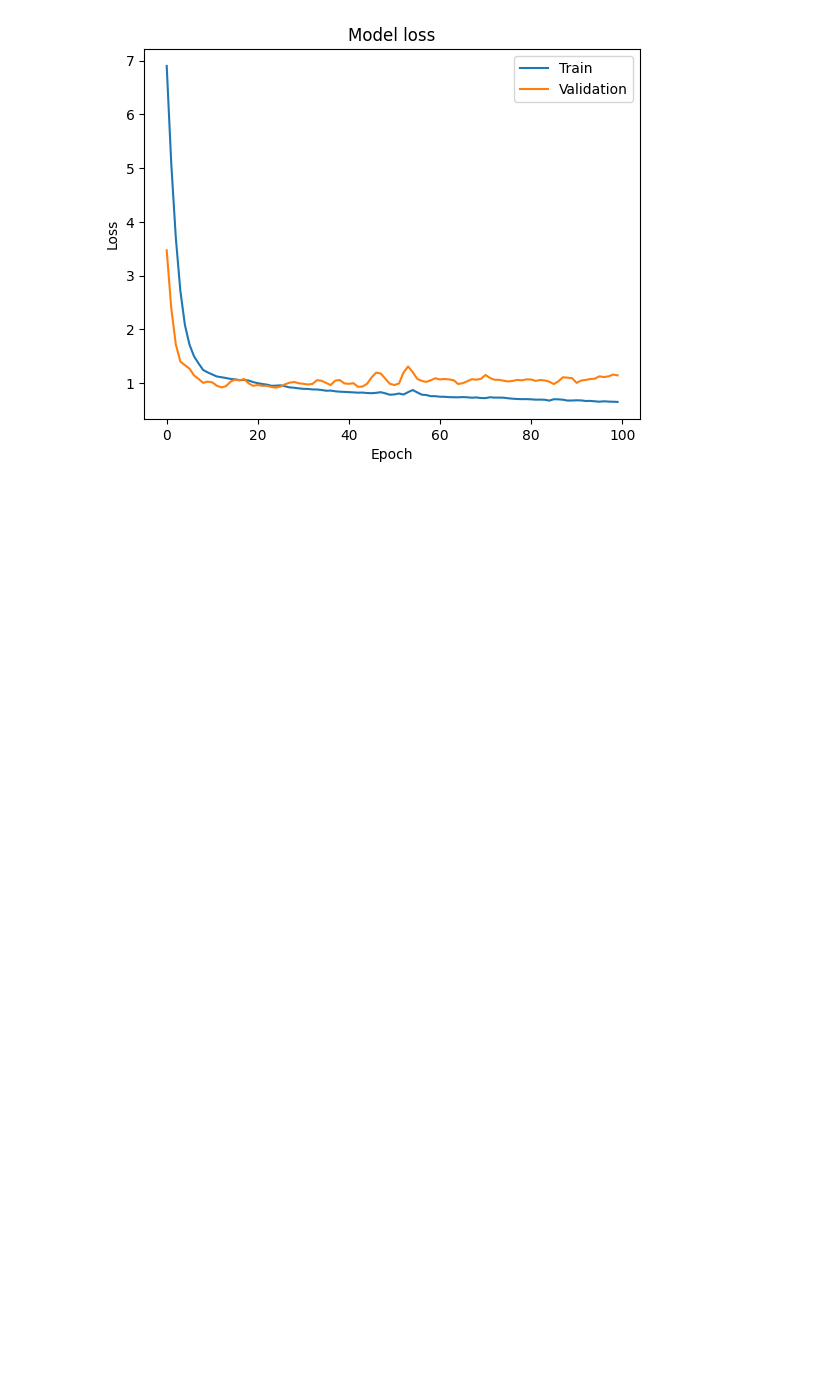
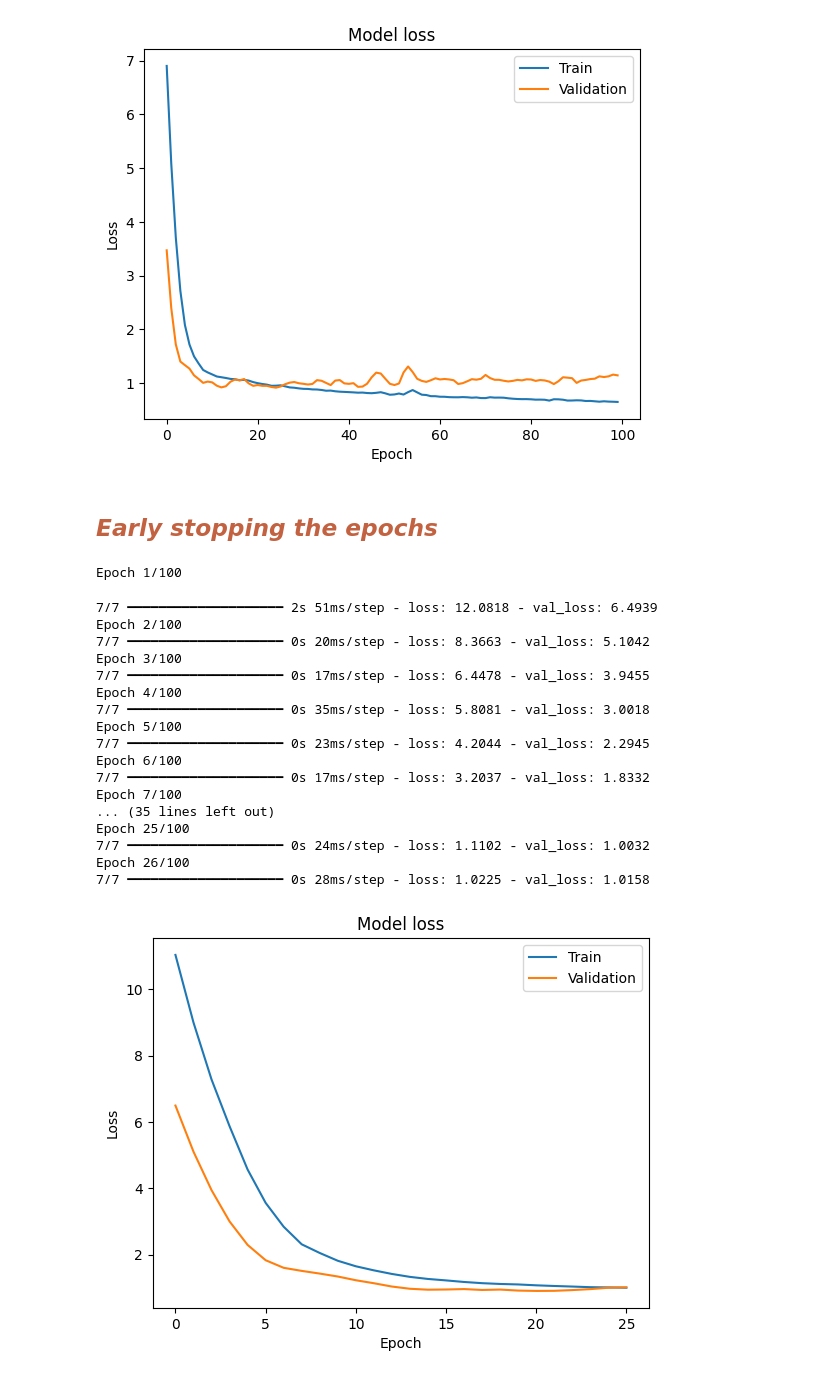
Before and after one commit to sherazAhmed-ipynb/neural-nexus, a Jupyter notebook: DeepLearning_with_tf/02_multiLayerPerceptron.ipynb, the cells around one changed output. Cells and saved outputs as stored; diff of their text form; code cells hidden in the pictures; blank space fills up the shorter version.

Commit message:
multi layer fixed

```diff
--- a/DeepLearning_with_tf/02_multiLayerPerceptron.ipynb
+++ b/DeepLearning_with_tf/02_multiLayerPerceptron.ipynb
@@ -99,3 +99,59 @@ plt.legend(['Train', 'Validation'], loc='upper right')
 plt.show()
 # %% [output]
 [figure]
+# %% [markdown]
+## ***<span style= "color:#C36241;">Early stopping the epochs</span>***
+# %%
+from tensorflow.keras.callbacks import EarlyStopping
+
+# Building the model
+model = tf.keras.models.Sequential([
+    tf.keras.layers.Dense(64, activation='relu', input_shape=(X_train.shape[1],)), # Input layer
+    tf.keras.layers.Dense(32, activation='relu'), # Hidden layer
+    tf.keras.layers.Dense(1)  # Output layer for regression
+])
+
+# Compile the model
+model.compile(optimizer='adam', loss='mean_squared_error')
+
+# Define the callback function
+early_stopping = EarlyStopping(patience=5)
+
+# Train the model with the callback function
+history = model.fit(X_train, y_train, epochs=100, batch_size=32, verbose=1,
+                    validation_data=(X_test, y_test),
+                    callbacks=[early_stopping])
+
+# Evaluating the model (using Mean Squared Error)
+loss = model.evaluate(X_test, y_test, verbose=0)
+loss
+
+# Plotting the training and testing loss
+import matplotlib.pyplot as plt
+plt.plot(history.history['loss'])
+plt.plot(history.history['val_loss'])
+plt.title('Model loss')
+plt.ylabel('Loss')
+plt.xlabel('Epoch')
+plt.legend(['Train', 'Validation'], loc='upper right')
+plt.show()
+# %% [output]
+Epoch 1/100
+7/7 ━━━━━━━━━━━━━━━━━━━━ 2s 51ms/step - loss: 12.0818 - val_loss: 6.4939
+Epoch 2/100
+7/7 ━━━━━━━━━━━━━━━━━━━━ 0s 20ms/step - loss: 8.3663 - val_loss: 5.1042
+Epoch 3/100
+7/7 ━━━━━━━━━━━━━━━━━━━━ 0s 17ms/step - loss: 6.4478 - val_loss: 3.9455
+Epoch 4/100
+7/7 ━━━━━━━━━━━━━━━━━━━━ 0s 35ms/step - loss: 5.8081 - val_loss: 3.0018
+Epoch 5/100
+7/7 ━━━━━━━━━━━━━━━━━━━━ 0s 23ms/step - loss: 4.2044 - val_loss: 2.2945
+Epoch 6/100
+7/7 ━━━━━━━━━━━━━━━━━━━━ 0s 17ms/step - loss: 3.2037 - val_loss: 1.8332
+Epoch 7/100
+... (35 lines left out)
+Epoch 25/100
+7/7 ━━━━━━━━━━━━━━━━━━━━ 0s 24ms/step - loss: 1.1102 - val_loss: 1.0032
+Epoch 26/100
+7/7 ━━━━━━━━━━━━━━━━━━━━ 0s 28ms/step - loss: 1.0225 - val_loss: 1.0158
+[figure, added]
```
